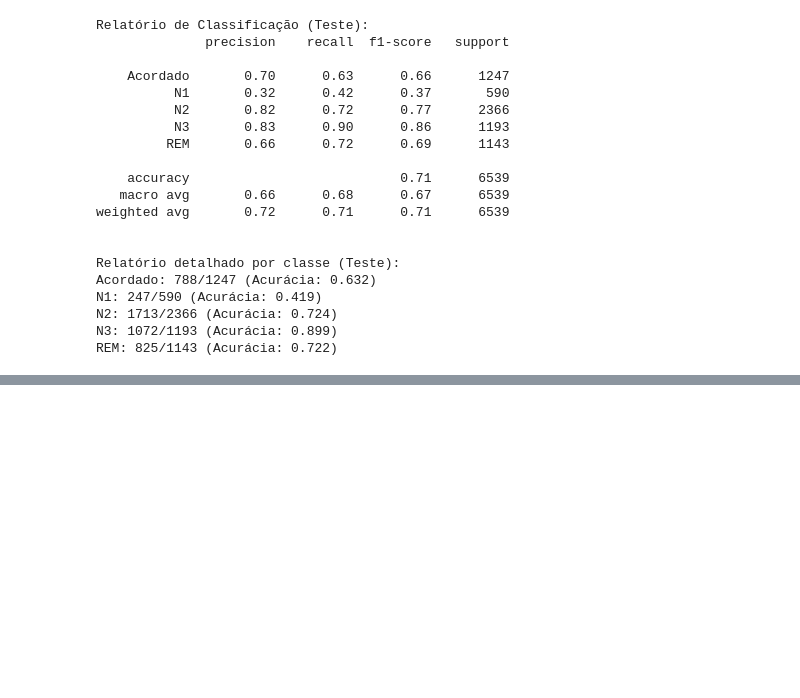
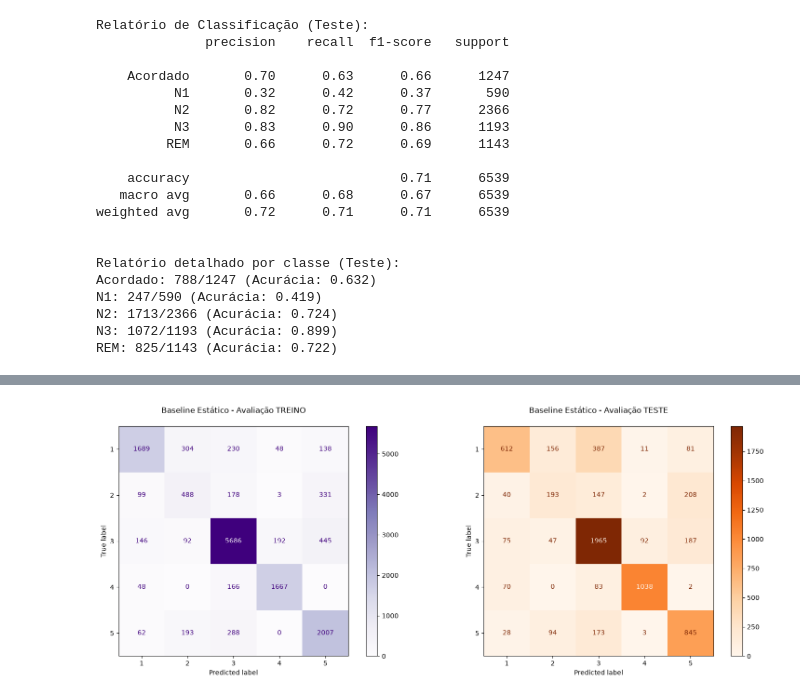
Before and after one commit to gabrielbtt/analise-estados-sono-eeg, a Jupyter notebook: notebooks/Trabalho2/T2_Analise_EEG_Sono.ipynb, the cells around one changed output, grey strips where cells are left out. Drawn from its saved outputs; the diff is of its cells as text; code cells hidden in the pictures; blank space fills up the shorter version.

```diff
--- a/notebooks/Trabalho2/T2_Analise_EEG_Sono.ipynb
+++ b/notebooks/Trabalho2/T2_Analise_EEG_Sono.ipynb
@@ -1411,0 +1353,15 @@ ModuleNotFoundError: No module named 'imblearn'
+# %%
+fig, axes = plt.subplots(1, 2, figsize=(16, 6))
+
+# Matriz do Treino
+ConfusionMatrixDisplay.from_predictions(Y_treino, y_pred_treino, cmap="Purples", ax=axes[0])
+axes[0].set_title("Baseline Estático - Avaliação TREINO\n")
+
+# Matriz do Teste
+ConfusionMatrixDisplay.from_predictions(Y_teste, y_pred_teste, cmap="Oranges", ax=axes[1])
+axes[1].set_title("Baseline Estático - Avaliação TESTE\n")
+
+plt.tight_layout()
+plt.show()
+# %% [output]
+[figure, added]
```
Also changed, not shown: parts of 10 cells of this notebook.
